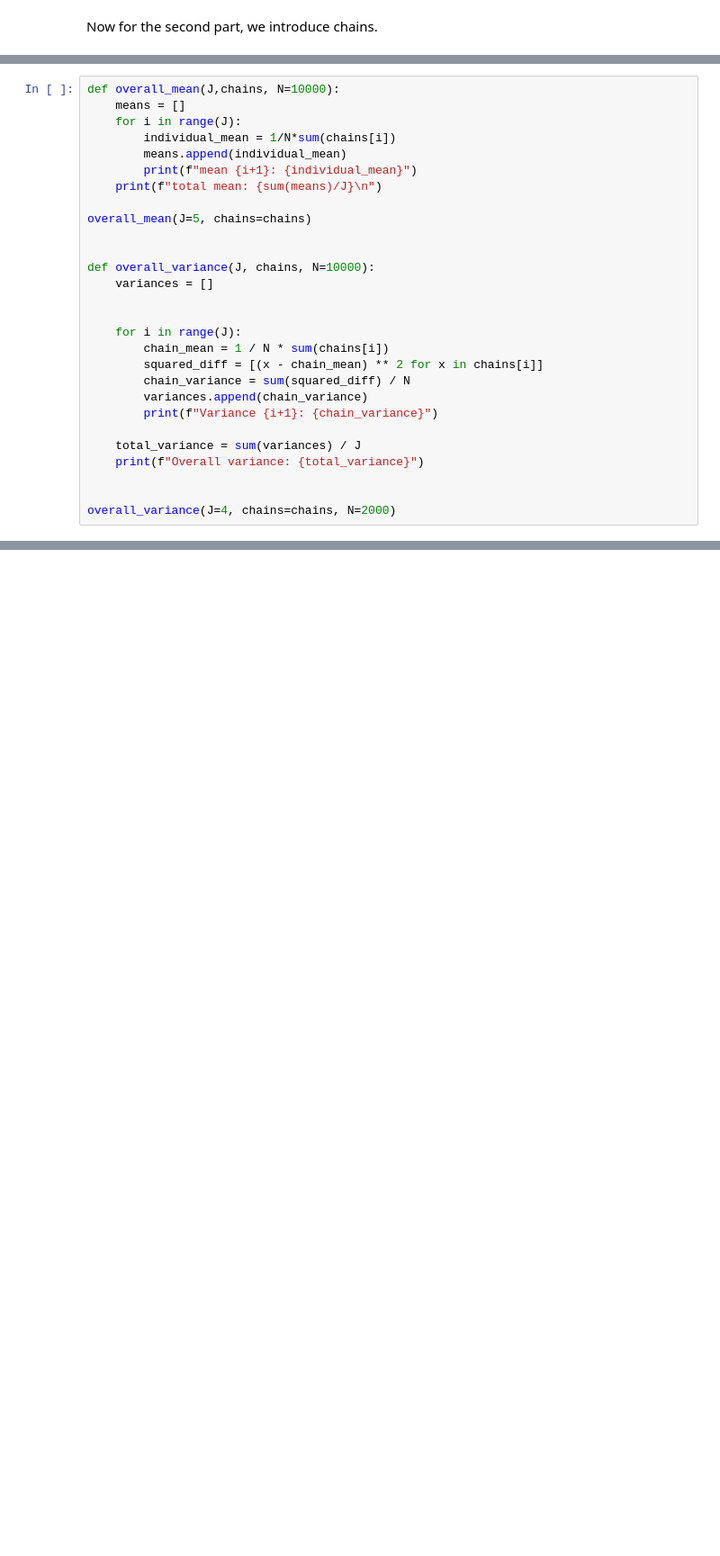
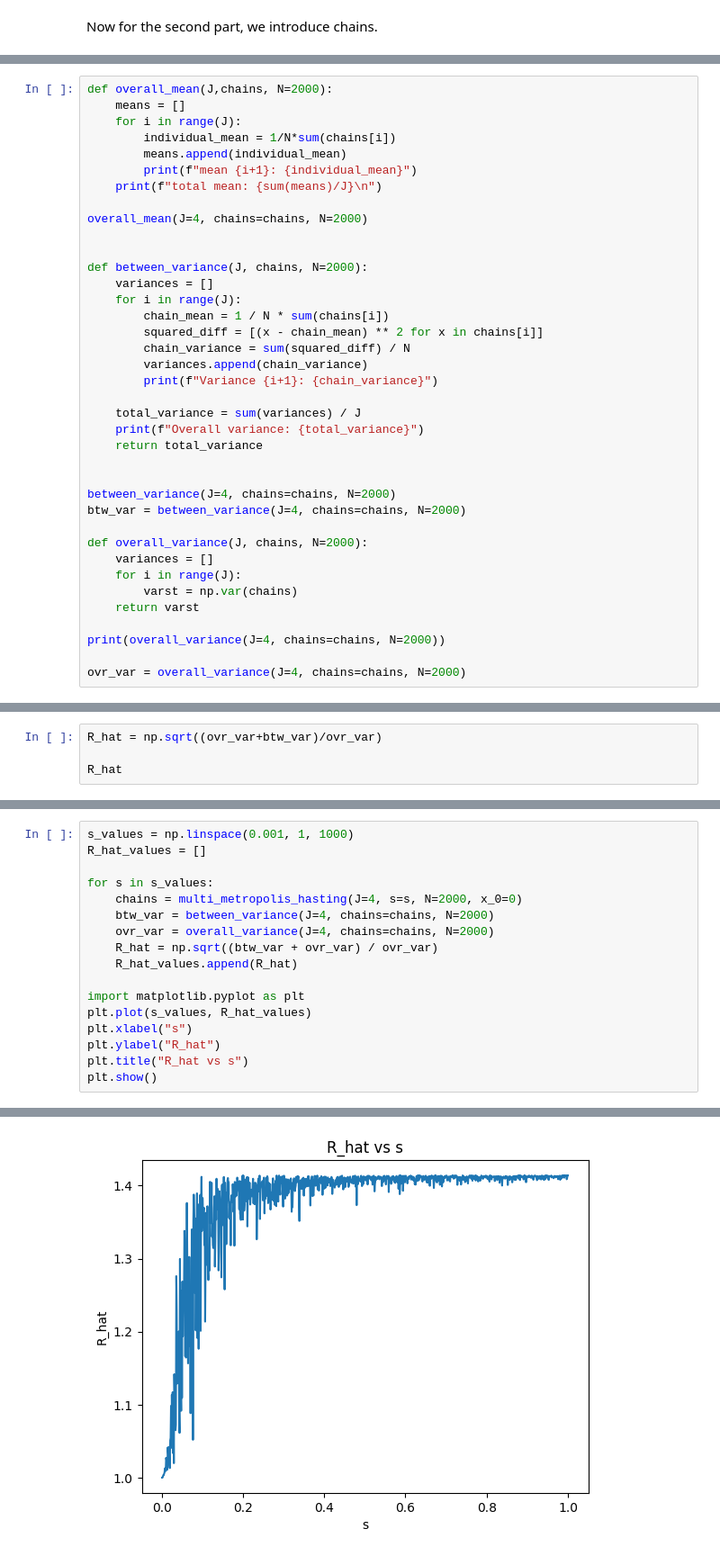
Before and after one commit to Shabani005/random_walk_metro, a Jupyter notebook: random_metropolis.ipynb, the cells around one changed output, grey strips where cells are left out. Shown at 90% size. Drawn from its saved outputs; the diff is of its cells as text; blank space fills up the shorter version.

```diff
--- a/random_metropolis.ipynb
+++ b/random_metropolis.ipynb
@@ -91,5 +96,5 @@ for i in range(1,5):
 # %%
-def overall_mean(J,chains, N=10000):
+def overall_mean(J,chains, N=2000):
     means = []
     for i in range(J):
         individual_mean = 1/N*sum(chains[i])
@@ -97,13 +102,11 @@ def overall_mean(J,chains, N=10000):
         print(f"mean {i+1}: {individual_mean}")
     print(f"total mean: {sum(means)/J}\n")
 
-overall_mean(J=5, chains=chains)
+overall_mean(J=4, chains=chains, N=2000)
 
 
-def overall_variance(J, chains, N=10000):
+def between_variance(J, chains, N=2000):
     variances = []
-
-
     for i in range(J):
         chain_mean = 1 / N * sum(chains[i])
         squared_diff = [(x - chain_mean) ** 2 for x in chains[i]]
@@ -113,7 +116,19 @@ def overall_variance(J, chains, N=10000):
 
     total_variance = sum(variances) / J
     print(f"Overall variance: {total_variance}")
+    return total_variance
 
 
-overall_variance(J=4, chains=chains, N=2000)
+between_variance(J=4, chains=chains, N=2000)
+btw_var = between_variance(J=4, chains=chains, N=2000)
+
+def overall_variance(J, chains, N=2000):
+    variances = []
+    for i in range(J):
+        varst = np.var(chains)
+    return varst
+
+print(overall_variance(J=4, chains=chains, N=2000))
+
+ovr_var = overall_variance(J=4, chains=chains, N=2000)
 # %% [output]
@@ -131,0 +152,4 @@ Overall variance: 1.9648166341027584
+# %%
+R_hat = np.sqrt((ovr_var+btw_var)/ovr_var)
+
+R_hat
@@ -131,0 +158,18 @@ Overall variance: 1.9648166341027584
+# %%
+s_values = np.linspace(0.001, 1, 1000)
+R_hat_values = []
+
+for s in s_values:
+    chains = multi_metropolis_hasting(J=4, s=s, N=2000, x_0=0)
+    btw_var = between_variance(J=4, chains=chains, N=2000)
+    ovr_var = overall_variance(J=4, chains=chains, N=2000)
+    R_hat = np.sqrt((btw_var + ovr_var) / ovr_var)
+    R_hat_values.append(R_hat)
+
+import matplotlib.pyplot as plt
+plt.plot(s_values, R_hat_values)
+plt.xlabel("s")
+plt.ylabel("R_hat")
+plt.title("R_hat vs s")
+plt.show()
+# %% [output]
@@ -131,0 +193 @@ Overall variance: 1.9648166341027584
+[figure, added]
```
Also changed, not shown: parts of 8 cells of this notebook.
